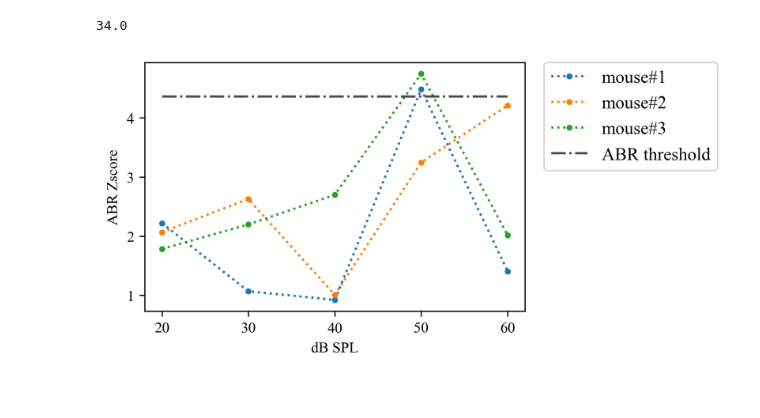
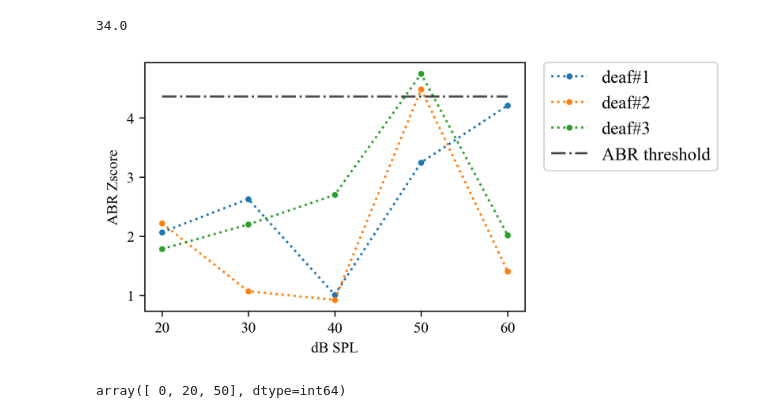
Before and after one commit to smasa1112/ABR_LFP_analysis, a Jupyter notebook: each_stim_plot.ipynb, the cells around one changed output. Saved outputs shown, nothing was run; the diff lists cells and outputs as text; code cells hidden in the pictures.

```diff
--- a/each_stim_plot.ipynb
+++ b/each_stim_plot.ipynb
@@ -439,6 +439,7 @@ alive_sound_data
 24 rows × 29 columns
 # %%
 dates = alive_sound_data["date"].drop_duplicates().values
+dates = np.sort(dates)
 # %%
 #各個体のデータを描画
 os.makedirs("./result/abr_sound_each_value",exist_ok=True)
@@ -447,7 +448,7 @@ fig,ax = plt.subplots(figsize=(6,3),dpi=300)
 for i,date in enumerate(dates):
     each_date_data =alive_sound_data[alive_sound_data["date"]==date]
     mean = each_date_data["abr_z_score"]
-    ax.plot(list(dBs)[:len(mean)],mean,marker=".",linestyle="dotted",label=f"mouse#{i+1}")
+    ax.plot(list(dBs)[:len(mean)],mean,marker=".",linestyle="dotted",label=f"intact#{i+1}")
 ax.plot([20,60],[4.36,4.36],color="k",alpha = 0.7, linestyle="-.",label="ABR threshold")
 ax.set_xticks(list(dBs))
 ax.set_xlabel("dB SPL")
@@ -468,22 +497,24 @@ np.mean([40,40,30,30,30])
 # %%
 #難聴個体でも同様
 alive_sound_data = alive_deaf_data[alive_deaf_data["stim_params"].str.contains("dB")]
 dates = alive_sound_data["date"].drop_duplicates().values
+dates = np.sort(dates)
 os.makedirs("./result/abr_sound_each_value",exist_ok=True)
 dBs = range(20,70,10)
 fig,ax = plt.subplots(figsize=(6,3),dpi=300)
 for i,date in enumerate(dates):
     each_date_data =alive_sound_data[alive_sound_data["date"]==date]
     if len(each_date_data)>6:
         each_date_data=each_date_data[each_date_data["filename"]=="05_ex_click2"]
     mean = each_date_data["abr_z_score"]
-    ax.plot(list(dBs)[:len(mean)],mean,marker=".",linestyle="dotted",label=f"mouse#{i+1}")
+
+    ax.plot(list(dBs)[:len(mean)],mean,marker=".",linestyle="dotted",label=f"deaf#{i+1}")
 ax.plot([20,60],[4.36,4.36],color="k",alpha = 0.7, linestyle="-.",label="ABR threshold")
 ax.set_xticks(list(dBs))
 ax.set_xlabel("dB SPL")
 ax.set_ylabel("ABR Zscore")
 plt.legend(ncol=1,bbox_to_anchor=(1.05, 1), loc='upper left', borderaxespad=0, fontsize=12)
 plt.tight_layout()
 plt.savefig("./result/abr_sound_each_value/deaf.png",facecolor="white")
 # %% [output]
-[figure, old version]
+[figure, new version]
@@ -489,0 +528,5 @@ plt.savefig("./result/abr_sound_each_value/deaf.png",facecolor="white")
+# %%
+windows = us_df["window"].drop_duplicates().values
+windows
+# %% [output]
+array([ 0, 20, 50], dtype=int64)
```
Also changed, not shown: parts of 4 cells of this notebook.
